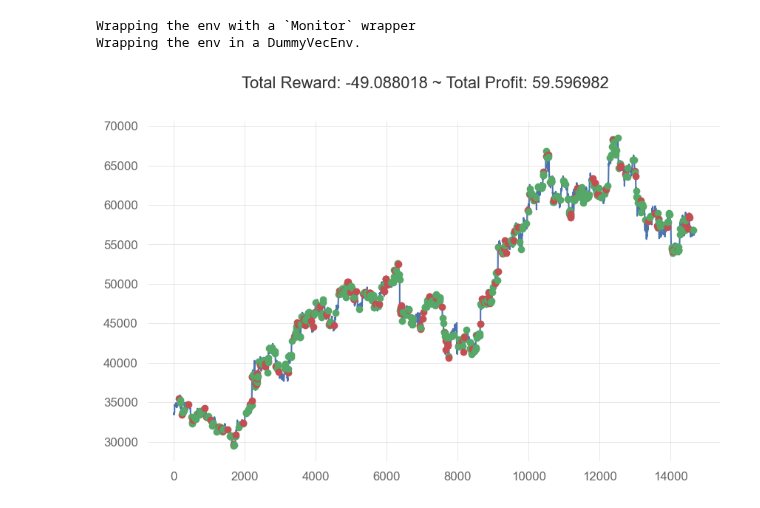
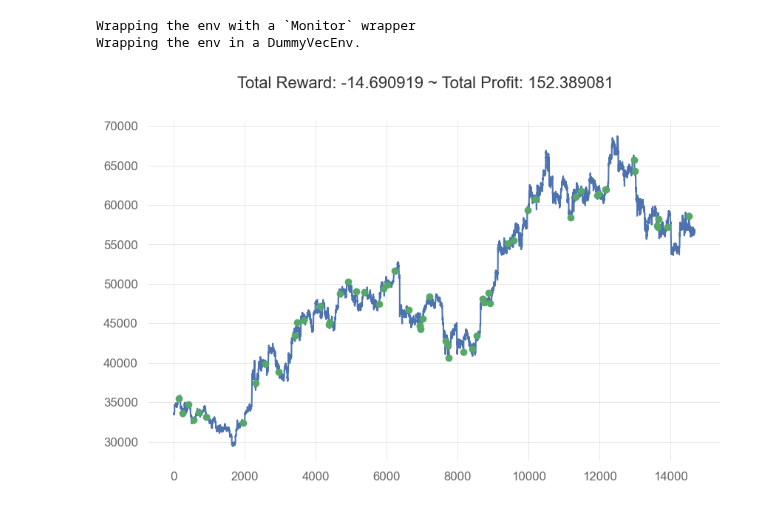
Before and after one commit to zizzs3228/trading, a Jupyter notebook: AIbot.ipynb, the cells around one changed output. Saved outputs shown, nothing was run; the diff lists cells and outputs as text; code cells hidden in the pictures.

```diff
--- a/AIbot.ipynb
+++ b/AIbot.ipynb
@@ -30,11 +30,24 @@ def add_signals(env):
     start = env.frame_bound[0] - env.window_size
     end = env.frame_bound[1]
     prices = env.df.loc[:,'Close'].to_numpy()[start:end]
-    signal_features = env.df.loc[:,['RSX','SLOPE']].to_numpy()[start:end]
+    signal_features = env.df.loc[:,['SMA200','SMA200_pct','SMA9','SMA9_pct','SMA12','SMA12_pct','RSX']].to_numpy()[start:end]
     return prices, signal_features
 
 class MyCustomEnv(StocksEnv):
     _process_data = add_signals
+
+def SMA(df:pd.DataFrame) -> pd.DataFrame:
+    df['SMA200'] = df['Close'].rolling(window=200).mean()
+    # Calculate the percent change of the SMA
+    df['SMA200_pct'] = df['SMA200'].pct_change()
+
+    df['SMA9'] = df['Close'].rolling(window=9).mean()
+    # Calculate the percent change of the SMA
+    df['SMA9_pct'] = df['SMA9'].pct_change()
+
+    df['SMA12'] = df['Close'].rolling(window=12).mean()
+    # Calculate the percent change of the SMA
+    df['SMA12_pct'] = df['SMA12'].pct_change()
 # %%
 # traindf = get_price_data_binance('BTCUSDT',1000,'1 Jul, 2021','30 Nov, 2022',interval = Client.KLINE_INTERVAL_15MINUTE)
 # testdf = get_price_data_binance('BTCUSDT',1000,'1 Dec, 2022','31 Dec, 2022',interval = Client.KLINE_INTERVAL_15MINUTE)
@@ -149,30 +168,30 @@ num_cpu = 1
 # %%
 env = MyCustomEnv(df=traindf, frame_bound=(start_index+202,end_index), window_size=window_size)
 
 profit = []
 results = []
-model = PPO.load('models\\test158\\500000.zip',env=env)
+model = PPO.load('models\\test166\\510000.zip',env=env)
 
 obs = env.reset()
 
 while True:
     action, state = model.predict(obs)
     obs, reward, done, info = env.step(action)
     results.append(info['total_profit'])
     # rewards.append(reward)
     if done:
         break
     # profit.append(info['total_profit'])
 # print(info['total_profit'])
 plt.cla()
 env.render_all()
 plt.show()
 # plt.scatter(range(len(rewards)), rewards)
 # plt.show()
 # %% [output]
 Wrapping the env with a `Monitor` wrapper
 Wrapping the env in a DummyVecEnv.
-[figure, old version]
+[figure, new version]
 # %%
 # results = pd.DataFrame(results)
 # qs.extend_pandas()
```
Also changed, not shown: parts of 1 cell of this notebook, 2 other files.
